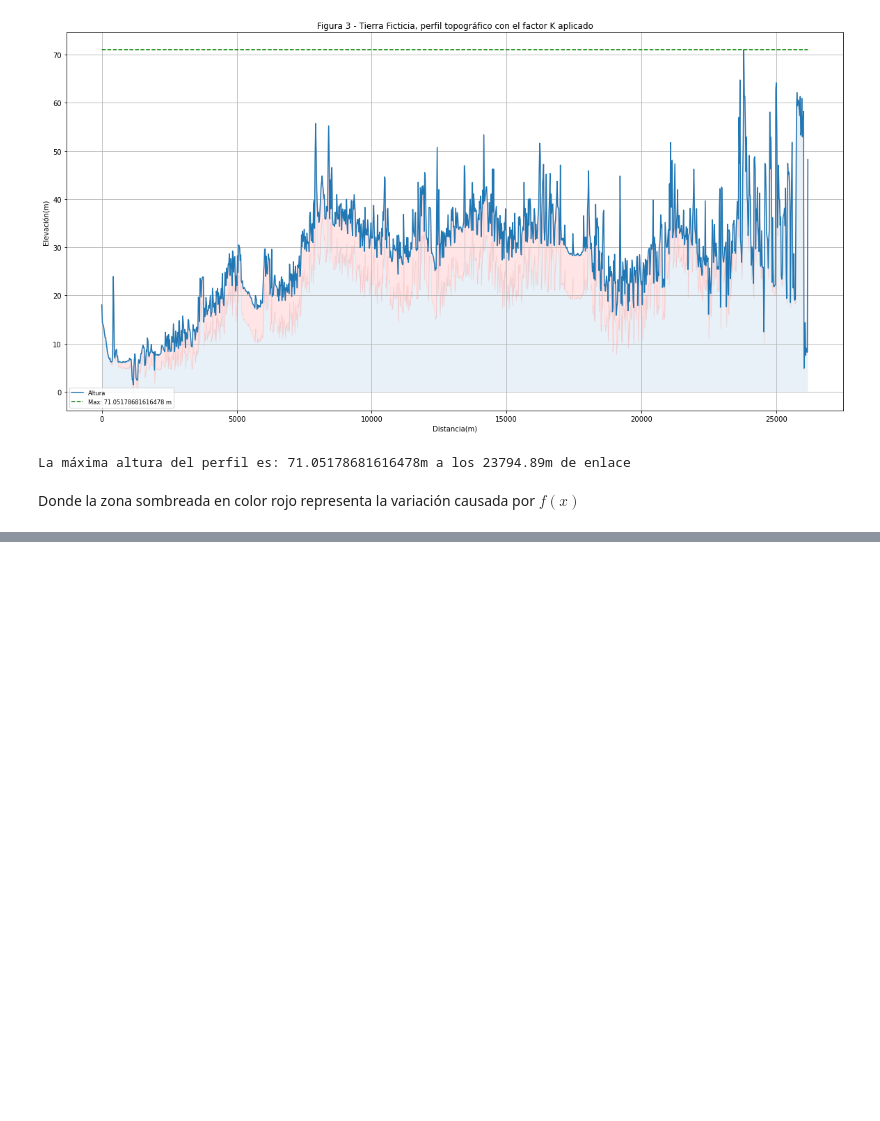
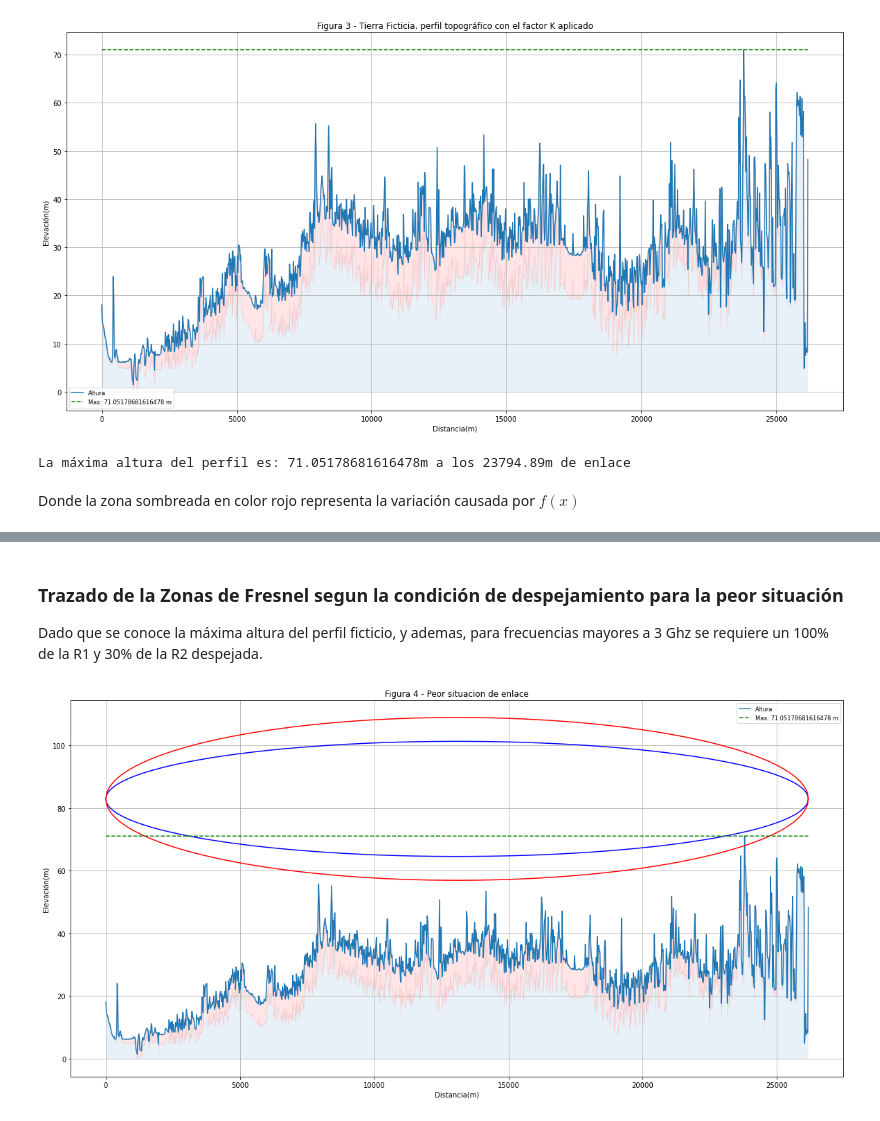
Before and after one commit to carlosmgc2003/calculo_enlace, a Jupyter notebook: tp_calculo_enlace.ipynb, the cells around one changed output, grey strips where cells are left out. Drawn from its saved outputs; the diff is of its cells as text; code cells hidden in the pictures; blank space fills up the shorter version.

Commit message:
Optimizada las torres mediante la inclinacion del enlace.

```diff
--- a/tp_calculo_enlace.ipynb
+++ b/tp_calculo_enlace.ipynb
@@ -191,2 +191,28 @@ print(f'El radio máximo de la segunda zona de Fresnel es de: {segunda_zf_sup.ma
 El radio máximo de la primer zona de Fresnel es de: 18.390914169879636
 El radio máximo de la segunda zona de Fresnel es de: 26.008680243483315
+# %% [markdown]
+### Trazado de la Zonas de Fresnel segun la condición de despejamiento para la peor situación
+Dado que se conoce la máxima altura del perfil ficticio, y ademas, para frecuencias mayores a 3 Ghz se requiere un 100%
+de la R1 y 30% de la R2 despejada.
+# %%
+despejamiento_segunda_zf = (datos.loc[datos['Z_equivalente'] == maxima_altura, 'segunda_zf_inf'].iloc[0] -
+                            datos.loc[datos['Z_equivalente'] == maxima_altura, 'primera_zf_inf'].iloc[0]) * 0.7
+elevacion = maxima_altura + abs(datos.loc[datos['Z_equivalente'] == maxima_altura, 'segunda_zf_inf'].iloc[0]  - despejamiento_segunda_zf)
+fig = plt.figure(figsize=(20,10))
+plt.plot('PROGRESIVA','Z_equivalente', data=datos, label='Altura')
+plt.plot(datos['PROGRESIVA'], datos['primera_zf_sup'] + elevacion, color='blue')
+plt.plot(datos['PROGRESIVA'], datos['primera_zf_inf'] + elevacion, color='blue')
+plt.plot(datos['PROGRESIVA'], datos['segunda_zf_sup'] + elevacion, color='red')
+plt.plot(datos['PROGRESIVA'], datos['segunda_zf_inf'] + elevacion, color='red')
+vector_max = np.full(len(datos), maxima_altura)
+plt.plot('PROGRESIVA',vector_max,'--g',label='Max: '+str(maxima_altura)+' m', data=datos)
+plt.fill_between(datos['PROGRESIVA'],datos['Z'],alpha=0.1)
+plt.fill_between(datos['PROGRESIVA'],datos['Z'],datos['Z_equivalente'],alpha=0.1, color='red')
+plt.xlabel("Distancia(m)")
+plt.ylabel("Elevación(m)")
+plt.title("Figura 4 - Peor situacion de enlace")
+plt.grid()
+plt.legend(fontsize='small')
+plt.show()
+# %% [output]
+[figure, added]
```
Also changed, not shown: parts of 5 cells of this notebook.
